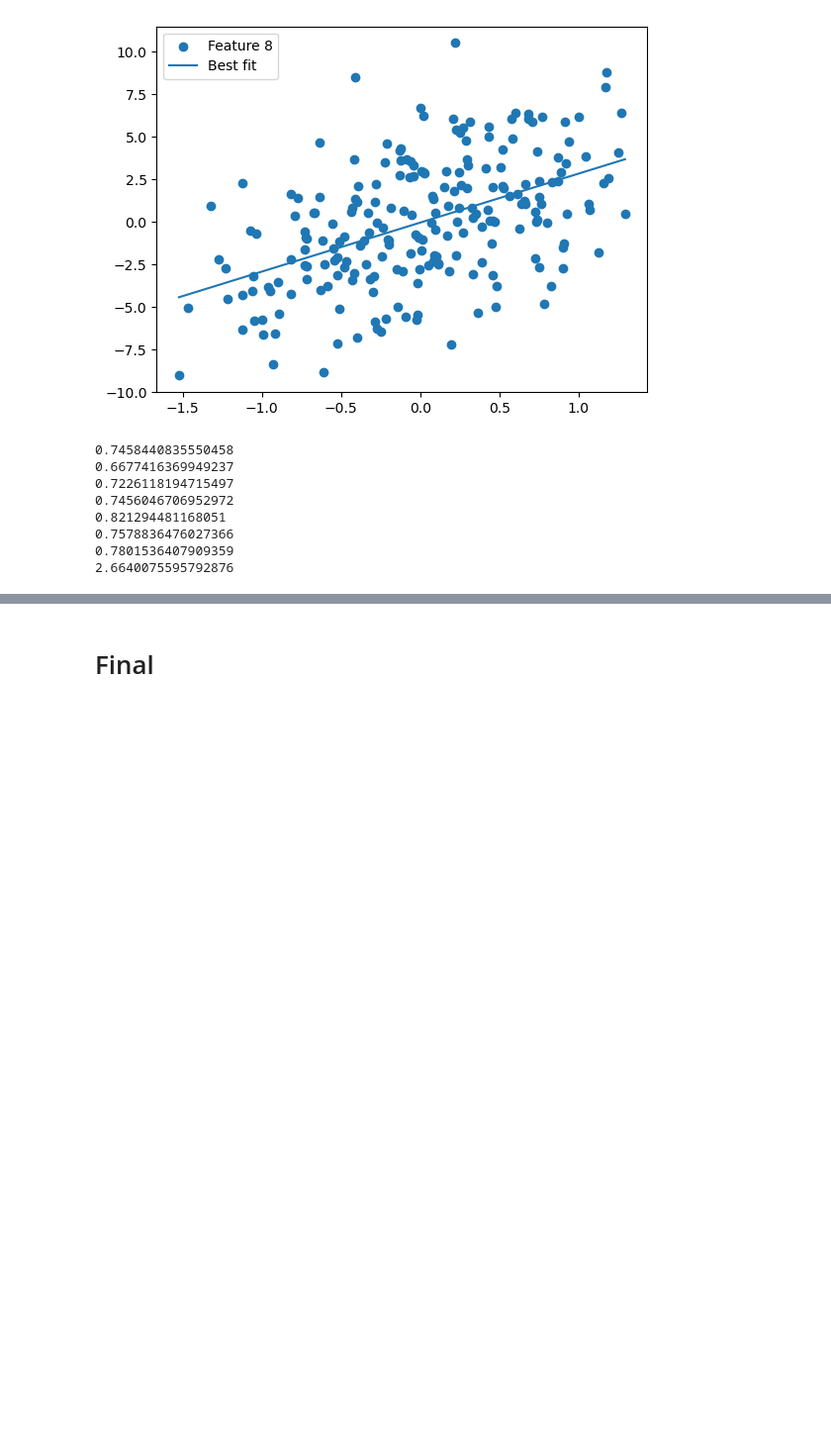
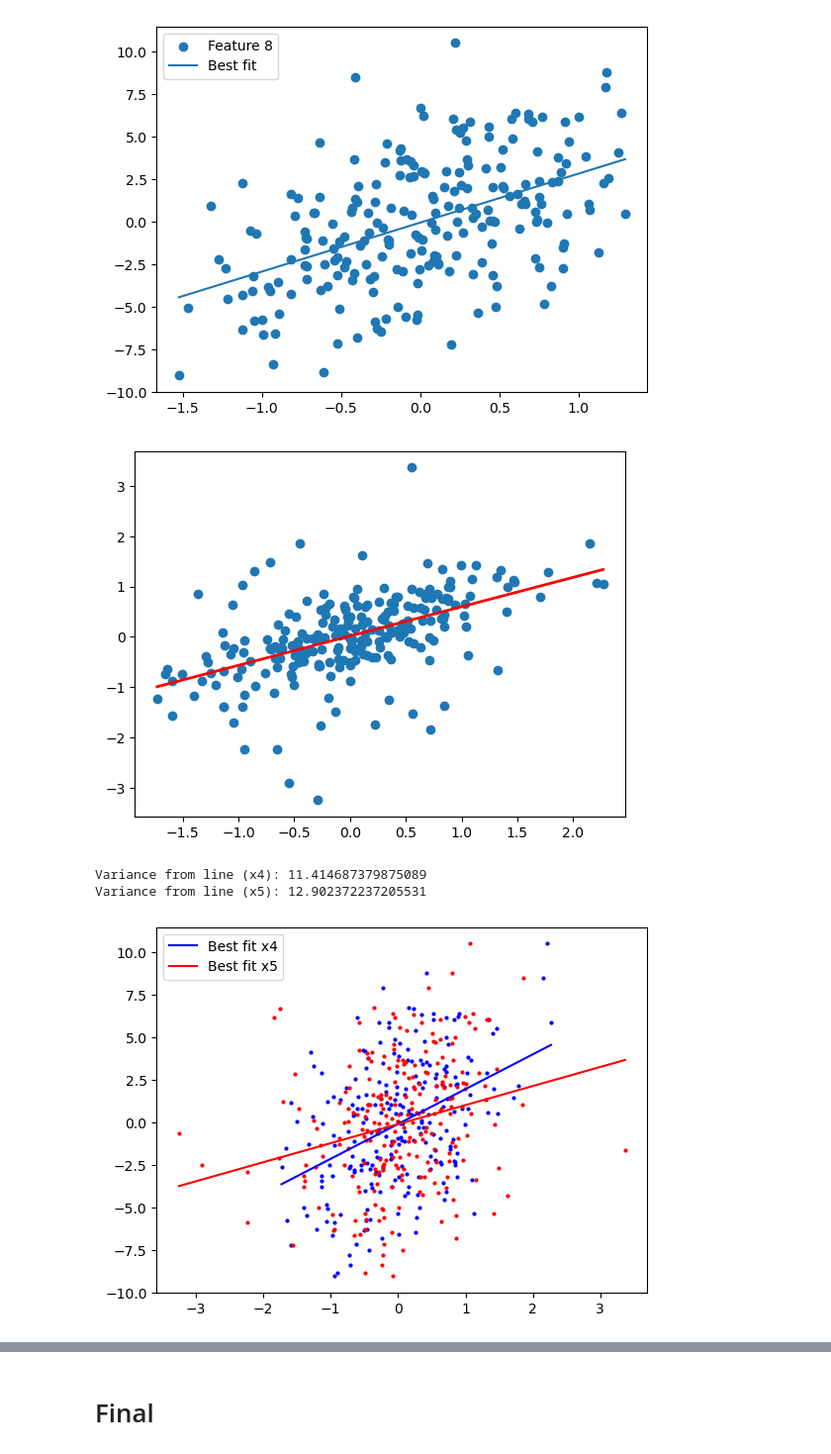
Before and after one commit to aradhana148/sem4, a Jupyter notebook: cs217 aiml/labs/Lab 1/q5/24b1006_24b1009.ipynb, the cells around one changed output, grey strips where cells are left out. Shown at 99% size. Drawn from its saved outputs; the diff is of its cells as text; code cells hidden in the pictures; blank space fills up the shorter version.

```diff
--- a/cs217 aiml/labs/Lab 1/q5/q5_final__.ipynb
+++ b/cs217 aiml/labs/Lab 1/q5/24b1006_24b1009.ipynb
@@ -226,15 +226,60 @@ for i in range(X_train_clean.shape[1]):
 [figure]
 [figure]
 [figure]
-# %%
-for i in range(8):
-    print(np.std(std_X_train[:,i]))
-# %% [output]
-0.7458440835550458
-0.6677416369949237
-0.7226118194715497
-0.7456046706952972
-0.821294481168051
-0.7578836476027366
-0.7801536407909359
-2.6640075595792876
+# %%
+import numpy as np
+import matplotlib.pyplot as plt
+
+x1 = std_X_train[:, 3]
+x2 = std_X_train[:, 4]
+
+plt.figure()
+plt.scatter(x1, x2)
+m, b = np.polyfit(x1, x2, 1)
+x_fit = np.array([np.min(x1), np.max(x1)])
+y_fit = m * x_fit + b
+plt.plot(x_fit, y_fit, color='red', linewidth=2)
+plt.show()
+
+coef1 = np.polyfit(x1, y_train, 1)
+coef2 = np.polyfit(x2, y_train, 1)
+
+yhat1 = np.polyval(coef1, x1)
+yhat2 = np.polyval(coef2, x2)
+
+
+res1 = y_train - yhat1
+res2 = y_train - yhat2
+
+var1 = np.var(res1)
+var2 = np.var(res2)
+
+
+print("Variance from line (x4):", var1)
+print("Variance from line (x5):", var2)
+
+
+plt.figure()
+plt.scatter(x1, y_train, s=4, color="blue")
+plt.scatter(x2, y_train, s=4, color="red")
+
+plt.plot(
+    np.sort(x1),
+    np.polyval(coef1, np.sort(x1)),
+    color="blue", label="Best fit x4"
+)
+
+
+plt.plot(
+    np.sort(x2),
+    np.polyval(coef2, np.sort(x2)),
+    color="red", label="Best fit x5"
+)
+
+plt.legend()
+plt.show()
+# %% [output]
+[figure, added]
+Variance from line (x4): 11.414687379875089
+Variance from line (x5): 12.902372237205531
+[figure, added]
```
Also changed, not shown: parts of 22 cells of this notebook, 55 other files.
